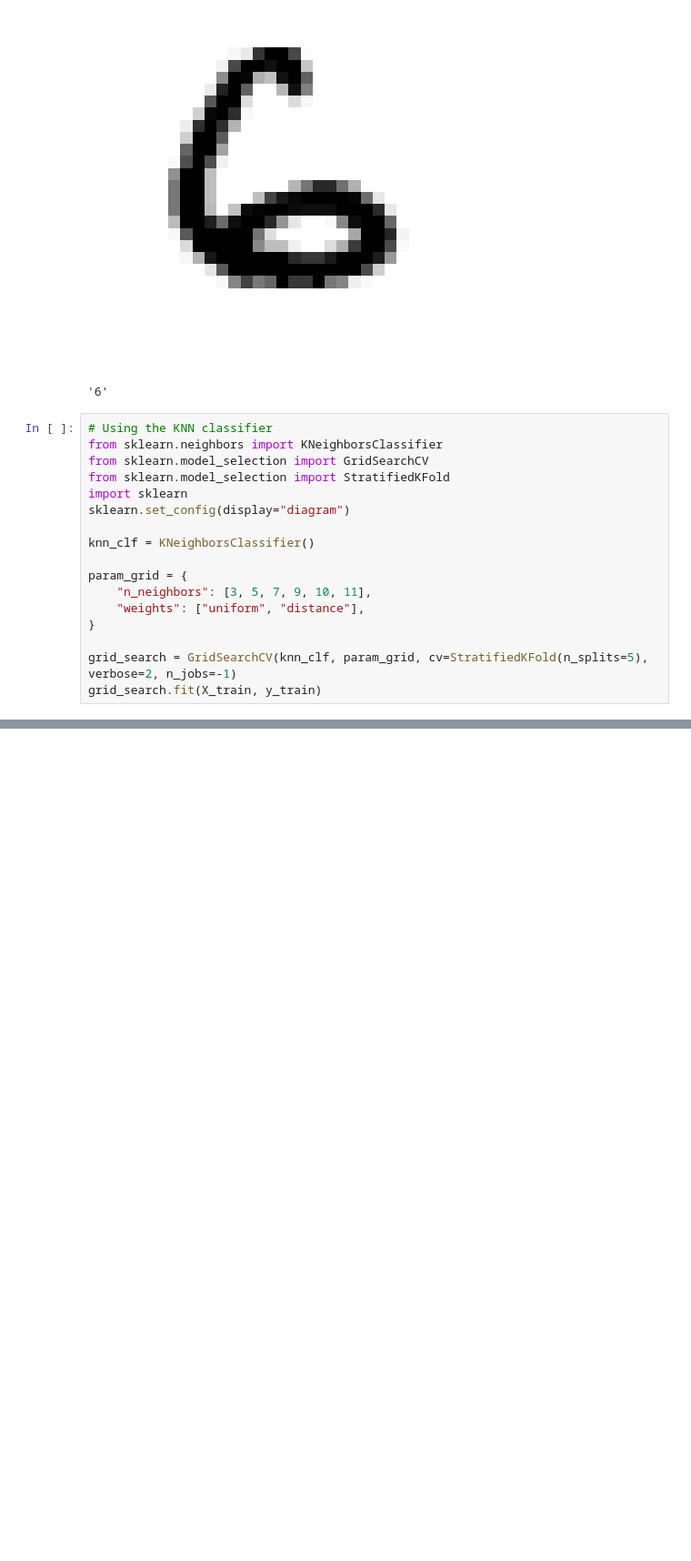
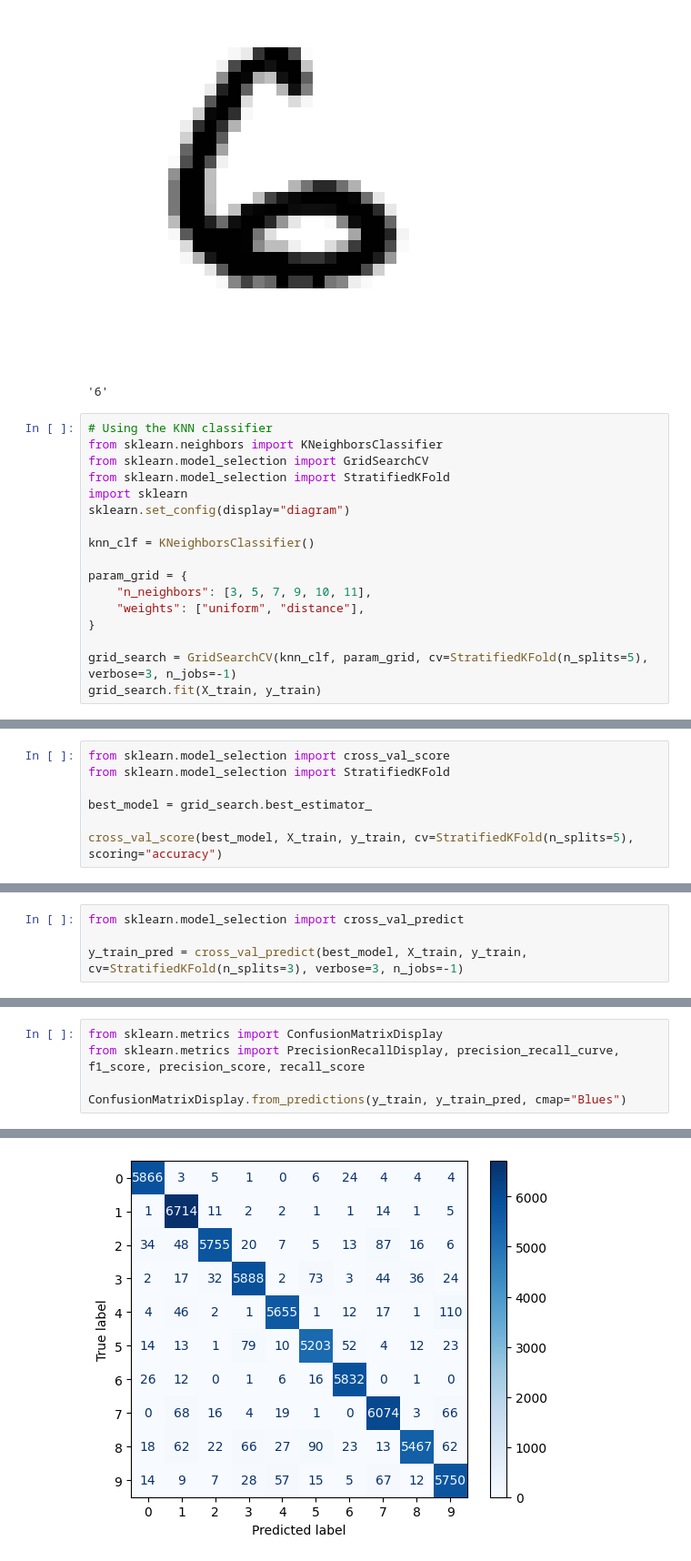
Before and after one commit to architsh007/codespaces-jupyter, a Jupyter notebook: Classification_algorithm/mnist_classification.ipynb, the cells around one changed output, grey strips where cells are left out. Shown: that part at 91% size. Cells and saved outputs as stored; diff of their text form; blank space fills up the shorter version.

```diff
--- a/Classification_algorithm/mnist_classification.ipynb
+++ b/Classification_algorithm/mnist_classification.ipynb
@@ -109,7 +109,7 @@ param_grid = {
     "weights": ["uniform", "distance"],
 }
 
-grid_search = GridSearchCV(knn_clf, param_grid, cv=StratifiedKFold(n_splits=5), verbose=2, n_jobs=-1)
+grid_search = GridSearchCV(knn_clf, param_grid, cv=StratifiedKFold(n_splits=5), verbose=3, n_jobs=-1)
 grid_search.fit(X_train, y_train)
 # %% [output]
 Fitting 5 folds for each of 12 candidates, totalling 60 fits
@@ -123,0 +129,7 @@ Detailed tracebacks of the workers should have been printed to stderr in the exe
+# %%
+from sklearn.model_selection import cross_val_score
+from sklearn.model_selection import StratifiedKFold
+
+best_model = grid_search.best_estimator_
+
+cross_val_score(best_model, X_train, y_train, cv=StratifiedKFold(n_splits=5), scoring="accuracy")
@@ -123,0 +138,4 @@ Detailed tracebacks of the workers should have been printed to stderr in the exe
+# %%
+from sklearn.model_selection import cross_val_predict
+
+y_train_pred = cross_val_predict(best_model, X_train, y_train, cv=StratifiedKFold(n_splits=3), verbose=3, n_jobs=-1)
@@ -123,0 +145,6 @@ Detailed tracebacks of the workers should have been printed to stderr in the exe
+# %%
+from sklearn.metrics import ConfusionMatrixDisplay
+from sklearn.metrics import PrecisionRecallDisplay, precision_recall_curve, f1_score, precision_score, recall_score
+
+ConfusionMatrixDisplay.from_predictions(y_train, y_train_pred, cmap="Blues")
+# %% [output]
@@ -123,0 +152 @@ Detailed tracebacks of the workers should have been printed to stderr in the exe
+[figure, added]
```
Also changed, not shown: parts of 15 cells of this notebook.
